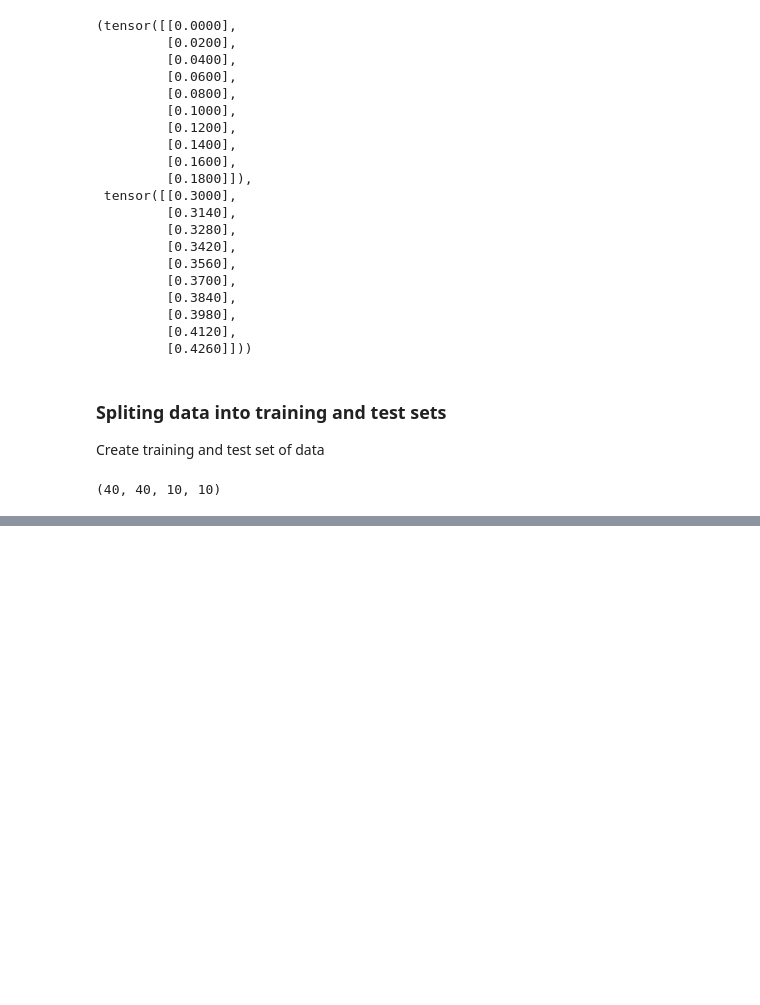
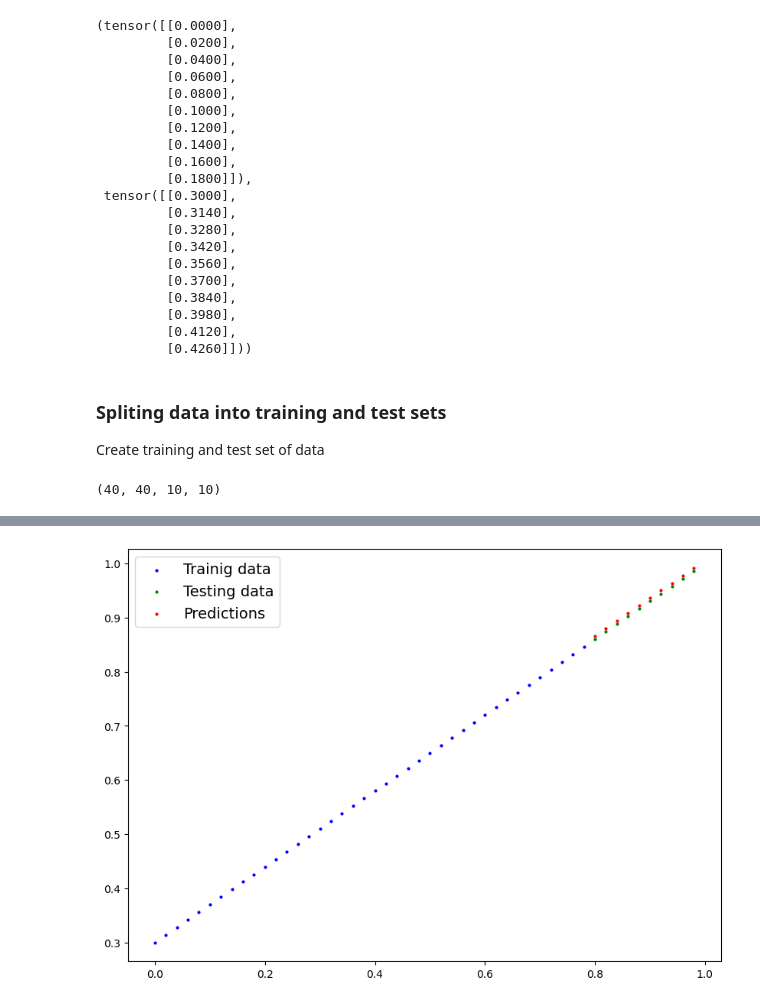
Before and after one commit to solielmaf/pytorch, a Jupyter notebook: pytorch_workflow.ipynb, the cells around one changed output, grey strips where cells are left out. Drawn from its saved outputs; the diff is of its cells as text; code cells hidden in the pictures; blank space fills up the shorter version.

```diff
--- a/pytorch_workflow.ipynb
+++ b/pytorch_workflow.ipynb
@@ -72,0 +174,6 @@ len(X_train), len(Y_train), len(X_test), len(Y_test)
+# %%
+# setup a loss function
+loss_fn = nn.L1Loss()
+
+#setup a loss function
+optimizer = torch.optim.SGD(params=model_0.parameters(),lr=0.01) # lr learning right the smaller the value the smaller the change ,hyperparameter that we set
@@ -72,0 +191,25 @@ len(X_train), len(Y_train), len(X_test), len(Y_test)
+# %%
+# an epoch is one loop throu the data
+epochs = 10
+
+# loop through the data
+for epoch in range(epochs):
+  model_0.train() # train mode sets all parameter that require gradient to require gradient
+  # 1. Forward pass
+  y_pred = model_0(X_train)
+
+  #2. Calculate the loss
+  loss = loss_fn(y_pred, Y_train)
+  print(f"Loss: {loss}")
+
+  #3. optimizer zero
+  optimizer.zero_grad()
+
+  #4 Loss backward
+  loss.backward()
+
+  #5. Optimizer step
+  optimizer.step()
+  model_0.eval() # turns off gradient tracking
+
+  print( model_0.state_dict())
@@ -72,0 +237,4 @@ len(X_train), len(Y_train), len(X_test), len(Y_test)
+# %%
+with torch.inference_mode():
+  y_preds_new=model_0(X_test)
+  print(y_preds_new)
@@ -72,0 +252,4 @@ len(X_train), len(Y_train), len(X_test), len(Y_test)
+# %%
+plot_predicitons(predictions=y_preds_new)
+# %% [output]
+[figure, added]
```
Also changed, not shown: parts of 17 cells of this notebook.
